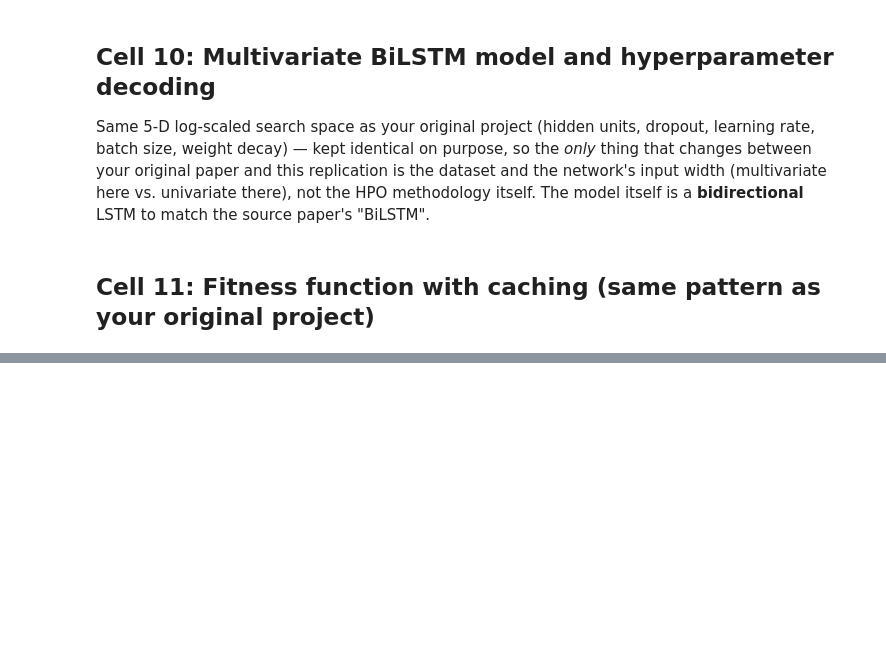
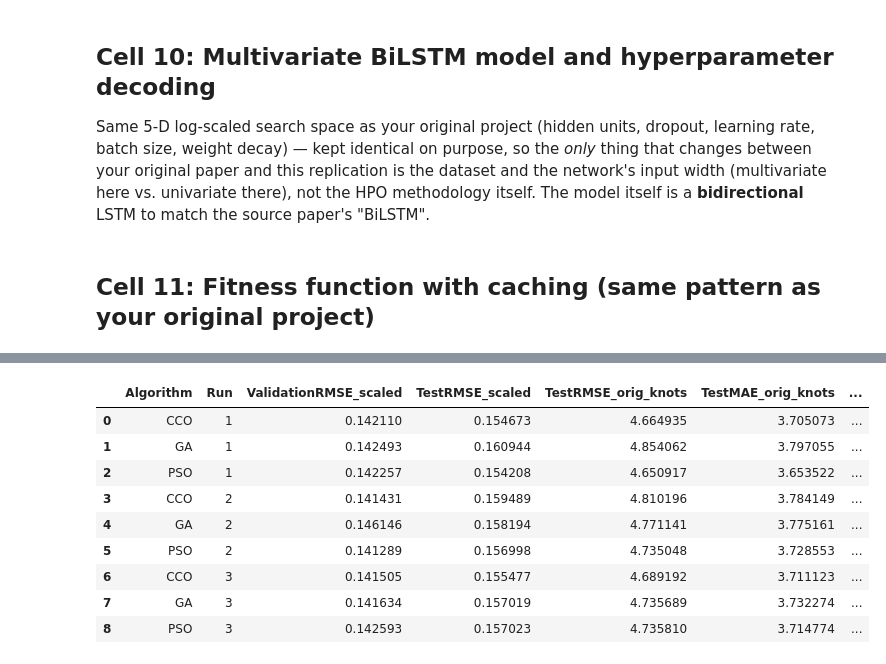
Before and after one commit to Malek-Kaouach/EC-CCO-Project, a Jupyter notebook: EC_Project_Code_WindBenchmark.ipynb, the cells around one changed output, grey strips where cells are left out. Cells and saved outputs as stored; diff of their text form; code cells hidden in the pictures; blank space fills up the shorter version.

Commit message:
Fix some issues in the training and seasonal trend

```diff
--- a/EC_Project_Code_WindBenchmark.ipynb
+++ b/EC_Project_Code_WindBenchmark.ipynb
@@ -865,0 +946,87 @@ KeyboardInterrupt:
+# %%
+# --- Full-run ergonomics --------------------------------------------------------------
+# COOLDOWN_SECONDS : pause between seed runs so a laptop GPU can cool down. 0 = no pause.
+# Resumable (full mode only): the results CSV is rewritten after every (seed, algo) pair.
+#   If you interrupt the kernel, you lose at most the algo that was mid-run -- just re-run
+#   this cell and it continues from the last checkpoint. Smoke mode always starts fresh.
+#   For a clean full run, delete results_wind_benchmark/wind_benchmark_results.csv first.
+COOLDOWN_SECONDS = 0
+
+
+def run_wind_benchmark(profile, cooldown_seconds=0):
+    pop_size = profile["agents"]
+    n_iter = profile["iterations"]
+    fitness_epochs = profile["fitness_epochs"]
+    final_epochs = profile["final_epochs"]
+    seed_runs = profile["seed_runs"]
+
+    out_name = "wind_benchmark_results_smoke.csv" if RUN_MODE == "smoke" else "wind_benchmark_results.csv"
+    out_path = RESULTS_DIR / out_name
+
+    # Resume only for the full run; smoke always starts clean.
+    if RUN_MODE == "full" and out_path.exists():
+        prev = pd.read_csv(out_path)
+        rows = prev.to_dict("records")
+        done = set(zip(prev["Run"], prev["Algorithm"]))
+        print(f"Resuming: {len(done)} (seed, algo) result(s) already saved -> {sorted(done)}\n")
+    else:
+        rows, done = [], set()
+
+    for run in range(seed_runs):
+        run_id = run + 1
+        run_seed = SEED + 1000 * run
+        objective = make_objective(bundle, epochs=fitness_epochs, seed=run_seed)
+
+        pending = [(name, fn) for name, fn in OPTIMIZERS.items() if (run_id, name) not in done]
+        if not pending:
+            print(f"Seed {run_id}/{seed_runs}: already complete, skipping.")
+            continue
+
+        for algo_name, algo_fn in pending:
+            print(f"Run {run_id}/{seed_runs} -- {algo_name} (pop={pop_size}, iters={n_iter})")
+            t0 = time.time()
+            result = algo_fn(objective, ENERGY_LOW, ENERGY_HIGH, pop_size=pop_size, n_iter=n_iter,
+                              seed=run_seed + len(algo_name), verbose=False)
+            params = decode_solution(result.best_position)
+            final_metrics, preds = train_and_evaluate_lstm(bundle, params, epochs=final_epochs,
+                                                             seed=run_seed, final=True, return_predictions=True)
+            rows.append({
+                "Algorithm": algo_name, "Run": run_id,
+                "ValidationRMSE_scaled": result.best_fitness,
+                "TestRMSE_scaled": final_metrics["RMSE_scaled"],
+                "TestRMSE_orig_knots": final_metrics["RMSE_orig"],
+                "TestMAE_orig_knots": final_metrics["MAE_orig"],
+                "TestR2": final_metrics["R2"],
+                "HiddenUnits": params["hidden_units"], "Dropout": params["dropout"],
+                "LearningRate": params["learning_rate"], "BatchSize": params["batch_size"],
+                "WeightDecay": params["weight_decay"],
+                "RuntimeSeconds": time.time() - t0,
+            })
+            done.add((run_id, algo_name))
+            pd.DataFrame(rows).to_csv(out_path, index=False)   # checkpoint after every algo
+            print(f"    checkpoint: {len(rows)} rows saved -> {out_path}")
+
+        seeds_left = any((r + 1, name) not in done
+                         for r in range(run_id, seed_runs) for name in OPTIMIZERS)
+        if cooldown_seconds > 0 and seeds_left:
+            print(f"\n-- cooling down {cooldown_seconds}s before the next seed "
+                  f"(safe to interrupt the kernel now; re-run this cell to resume) --\n")
+            time.sleep(cooldown_seconds)
+
+    df = pd.DataFrame(rows).sort_values(["Run", "Algorithm"]).reset_index(drop=True)
+    df.to_csv(out_path, index=False)
+    print(f"\nAll seeds complete -- {len(df)} rows -> {out_path}")
+    return df
+
+
+print(f"Running RUN_MODE={RUN_MODE!r} with {ACTIVE_PROFILE}\n")
+wind_results_df = run_wind_benchmark(ACTIVE_PROFILE, cooldown_seconds=COOLDOWN_SECONDS)
+display(wind_results_df)
+
+# Quick sanity check against the naive persistence baseline (scaled units).
+_pb = bundle["persistence_rmse_scaled"]
+_best = wind_results_df["TestRMSE_scaled"].min()
+print(f"\nBest tuned TestRMSE_scaled: {_best:.4f}   |   naive persistence: {_pb:.4f}")
+print("PASS -- model beats persistence." if _best < _pb else
+      "WARNING -- model does NOT beat persistence; it is not learning useful structure yet.")
+# %% [output]
@@ -865,0 +1042,10 @@ KeyboardInterrupt:
+|  | Algorithm | Run | ValidationRMSE_scaled | TestRMSE_scaled | TestRMSE_orig_knots | TestMAE_orig_knots | ... |
+| 0 | CCO | 1 | 0.142110 | 0.154673 | 4.664935 | 3.705073 | ... |
+| 1 | GA | 1 | 0.142493 | 0.160944 | 4.854062 | 3.797055 | ... |
+| 2 | PSO | 1 | 0.142257 | 0.154208 | 4.650917 | 3.653522 | ... |
+| 3 | CCO | 2 | 0.141431 | 0.159489 | 4.810196 | 3.784149 | ... |
+| 4 | GA | 2 | 0.146146 | 0.158194 | 4.771141 | 3.775161 | ... |
+| 5 | PSO | 2 | 0.141289 | 0.156998 | 4.735048 | 3.728553 | ... |
+| 6 | CCO | 3 | 0.141505 | 0.155477 | 4.689192 | 3.711123 | ... |
+| 7 | GA | 3 | 0.141634 | 0.157019 | 4.735689 | 3.732274 | ... |
+| 8 | PSO | 3 | 0.142593 | 0.157023 | 4.735810 | 3.714774 | ... |
```
Also changed, not shown: parts of 14 cells of this notebook, 3 other files.
